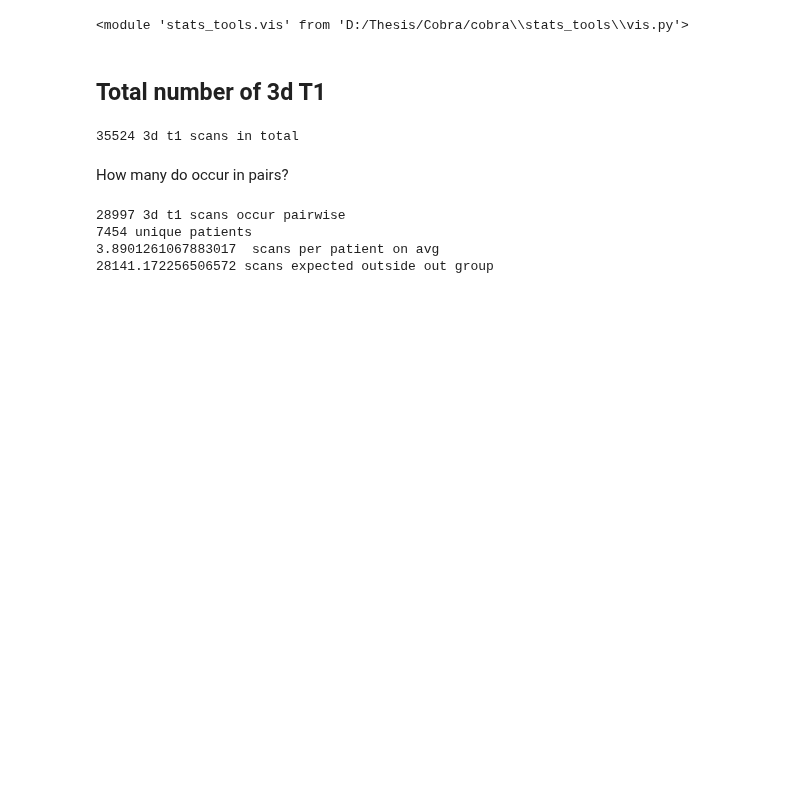
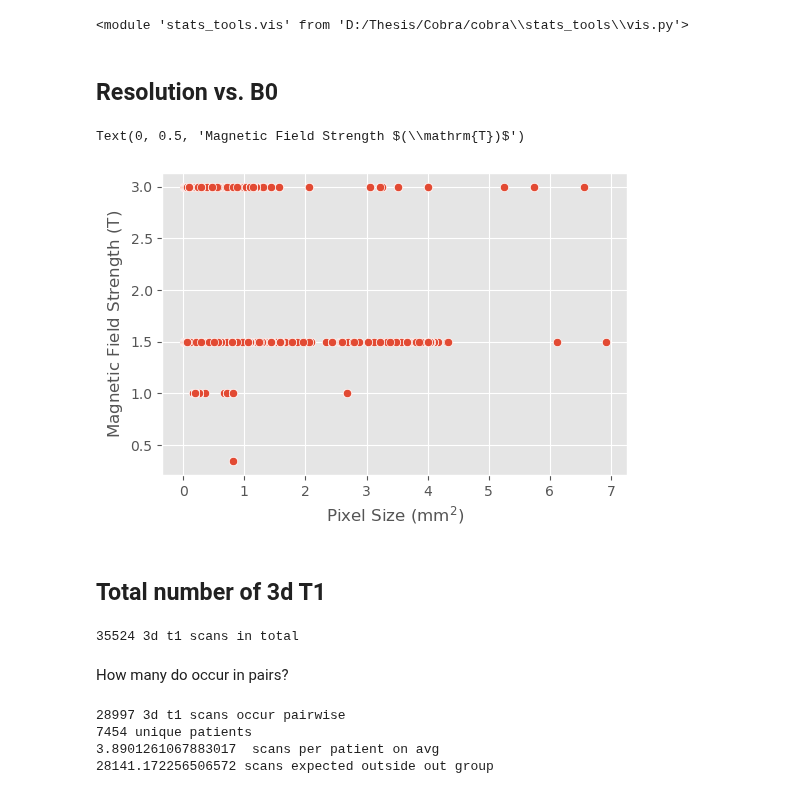
Before and after one commit to Kiril94/Thesis, a Jupyter notebook: cobra/ds_notebooks/t1_pos_control.ipynb, the cells around one changed output. Drawn from its saved outputs; the diff is of its cells as text; code cells hidden in the pictures; blank space fills up the shorter version.

```diff
--- a/cobra/ds_notebooks/t1_pos_control.ipynb
+++ b/cobra/ds_notebooks/t1_pos_control.ipynb
@@ -18,5 +21,11 @@ importlib.reload(svis)
 <module 'stats_tools.vis' from 'D:/Thesis/Cobra/cobra\\stats_tools\\vis.py'>
 # %%
 fig_dir = join(base_dir, 'figs')
-table_dir = join(base_dir, 'data/tables')
+data_dir = join(base_dir, 'data')
+table_dir = join(data_dir, 'tables')
+t1_data_dir = join(data_dir, 't1_longitudinal')
+with open(join(t1_data_dir, 'sim_3dt1_sids.pkl'), 'rb') as f:
+    paired_sids_ls = pickle.load(f)
 dfc = utils.load_scan_csv(join(table_dir, 'neg_pos_clean.csv'))
+# %% [markdown]
+## Resolution vs. B0
@@ -23,3 +37,12 @@ dfc = utils.load_scan_csv(join(table_dir, 'neg_pos_clean.csv'))
+# %%
+fig,ax = plt.subplots()
+plt.rcParams["figure.dpi"] = 200
+sns.scatterplot(x=dfc.RowSpacing*dfc.ColumnSpacing, y=dfc.MagneticFieldStrength,ax=ax)
+ax.set_xlabel('Pixel Size ' + r'$(\mathrm{mm}^2)$')
+ax.set_ylabel('Magnetic Field Strength ' + r'$(\mathrm{T})$')
+# %% [output]
+Text(0, 0.5, 'Magnetic Field Strength $(\\mathrm{T})$')
+[figure, added]
 # %% [markdown]
 ## Total number of 3d T1
 # %%
```
Also changed, not shown: parts of 3 cells of this notebook, 2 other files.
